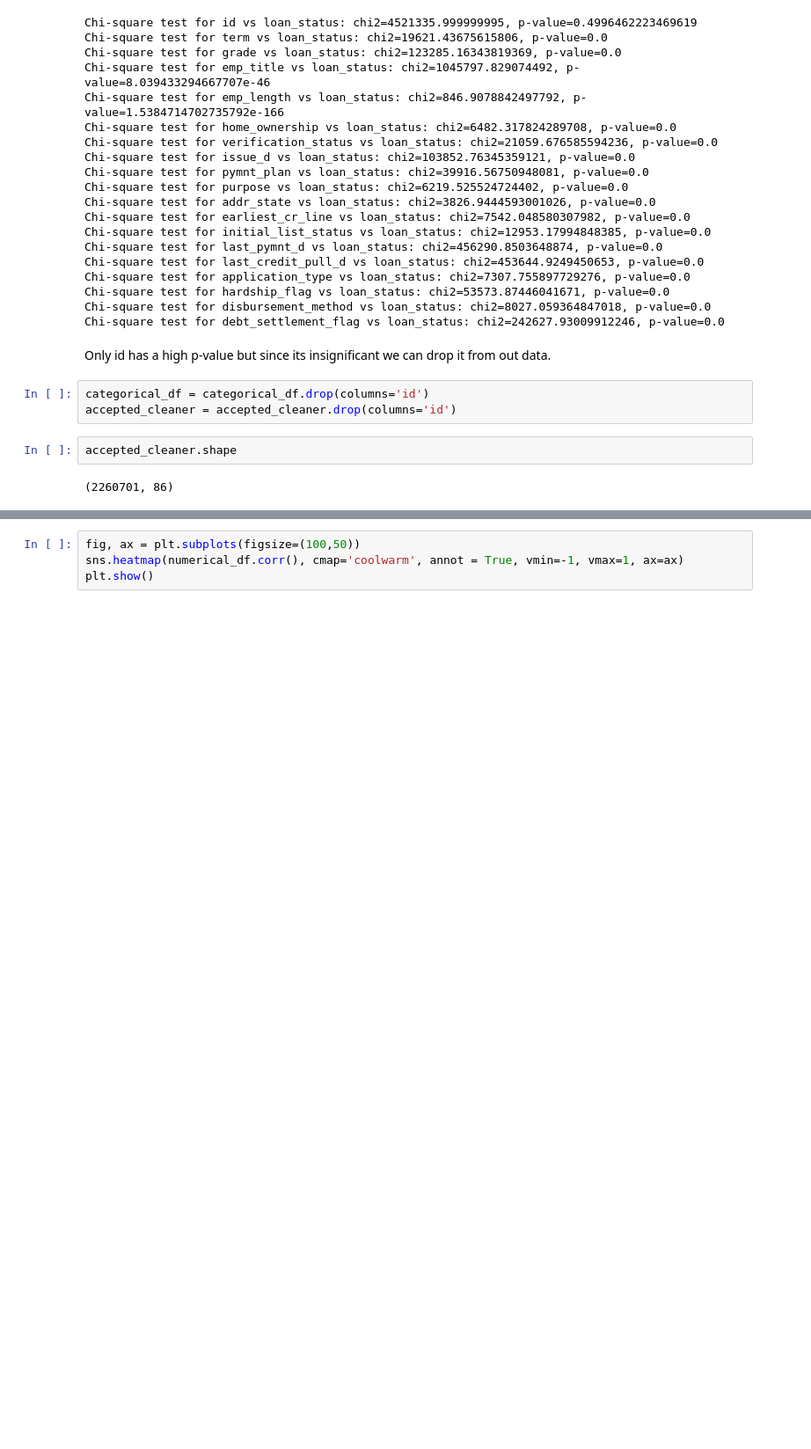
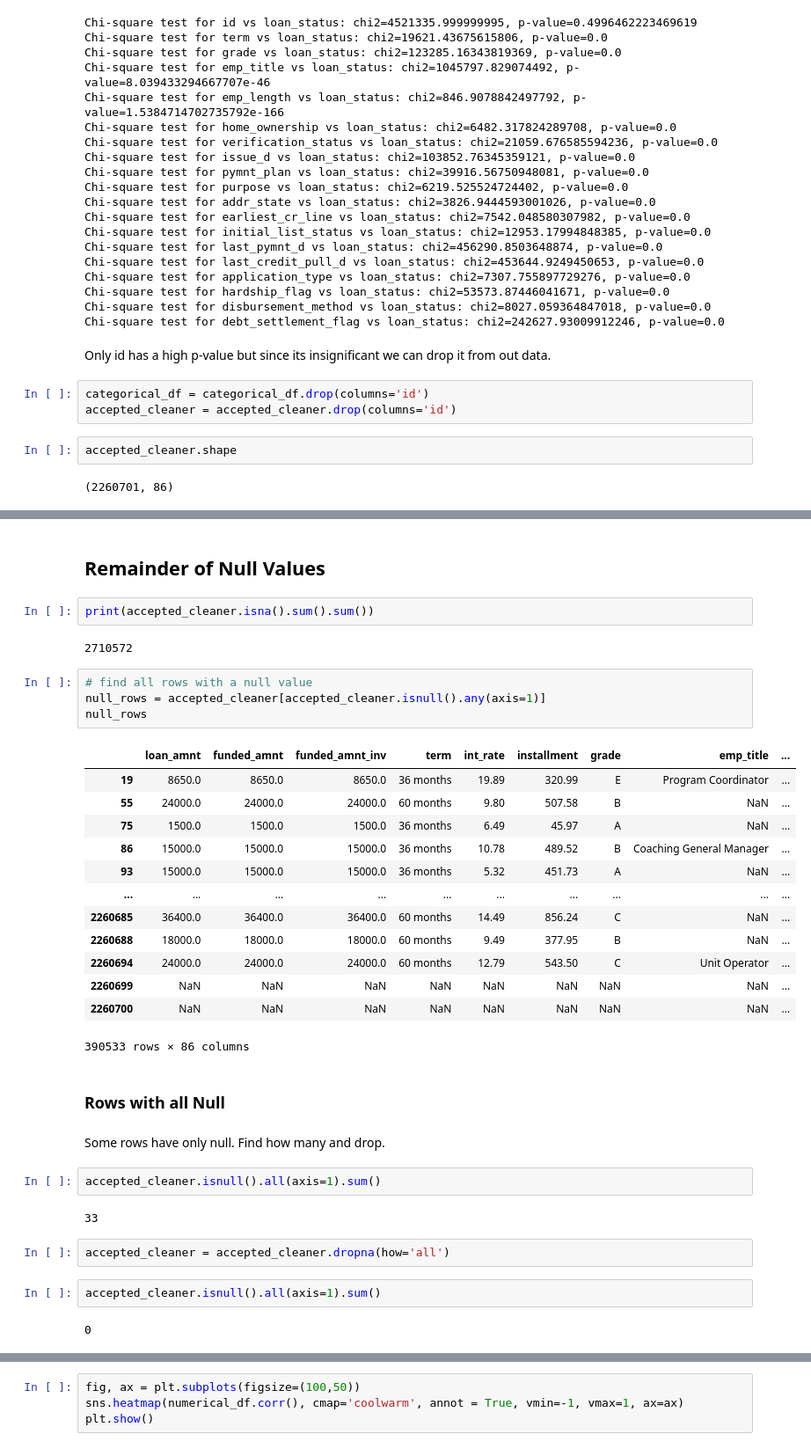
Before and after one commit to devenpatelmac/Loan-Default-Prediction, a Jupyter notebook: capstone.ipynb, the cells around one changed output, grey strips where cells are left out. Shown at 88% size. Cells and saved outputs as stored; diff of their text form; blank space fills up the shorter version.

```diff
--- a/capstone.ipynb
+++ b/capstone.ipynb
@@ -416,3 +427,41 @@ categorical_df.head()
 | 2 | 60 months | B | truck driver | 10+ years | MORTGAGE | Not Verified | Dec-2015 | Paid | ... |
 | 3 | 60 months | C | Information Systems Officer | 10+ years | MORTGAGE | Source Verified | Dec-2015 | Paid | ... |
 | 4 | 60 months | F | Contract Specialist | 3 years | MORTGAGE | Source Verified | Dec-2015 | Paid | ... |
+# %% [markdown]
+## Remainder of Null Values
+# %%
+print(accepted_cleaner.isna().sum().sum())
+# %% [output]
+2710572
+# %%
+# find all rows with a null value
+null_rows = accepted_cleaner[accepted_cleaner.isnull().any(axis=1)]
+null_rows
+# %% [output]
+|  | loan_amnt | funded_amnt | funded_amnt_inv | term | int_rate | installment | grade | emp_title | ... |
+| 19 | 8650.0 | 8650.0 | 8650.0 | 36 months | 19.89 | 320.99 | E | Program Coordinator | ... |
+| 55 | 24000.0 | 24000.0 | 24000.0 | 60 months | 9.80 | 507.58 | B | NaN | ... |
+| 75 | 1500.0 | 1500.0 | 1500.0 | 36 months | 6.49 | 45.97 | A | NaN | ... |
+| 86 | 15000.0 | 15000.0 | 15000.0 | 36 months | 10.78 | 489.52 | B | Coaching General Manager | ... |
+| 93 | 15000.0 | 15000.0 | 15000.0 | 36 months | 5.32 | 451.73 | A | NaN | ... |
+| ... | ... | ... | ... | ... | ... | ... | ... | ... | ... |
+| 2260685 | 36400.0 | 36400.0 | 36400.0 | 60 months | 14.49 | 856.24 | C | NaN | ... |
+| 2260688 | 18000.0 | 18000.0 | 18000.0 | 60 months | 9.49 | 377.95 | B | NaN | ... |
+| 2260694 | 24000.0 | 24000.0 | 24000.0 | 60 months | 12.79 | 543.50 | C | Unit Operator | ... |
+| 2260699 | NaN | NaN | NaN | NaN | NaN | NaN | NaN | NaN | ... |
+| 2260700 | NaN | NaN | NaN | NaN | NaN | NaN | NaN | NaN | ... |
+390533 rows × 86 columns
+# %% [markdown]
+### Rows with all Null
+# %% [markdown]
+Some rows have only null. Find how many and drop.
+# %%
+accepted_cleaner.isnull().all(axis=1).sum()
+# %% [output]
+33
+# %%
+accepted_cleaner = accepted_cleaner.dropna(how='all')
+# %%
+accepted_cleaner.isnull().all(axis=1).sum()
+# %% [output]
+0
```
Also changed, not shown: parts of 42 cells of this notebook.
